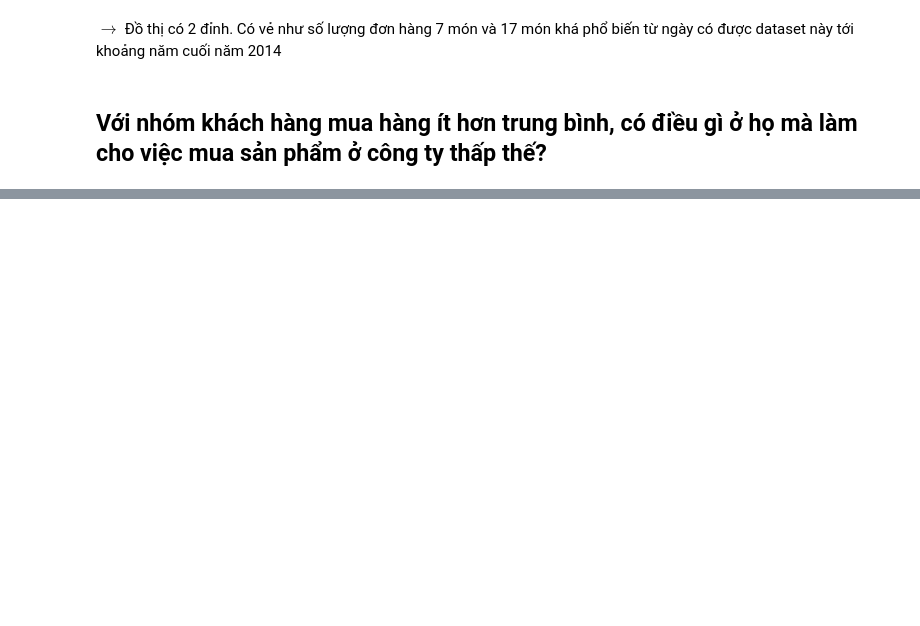
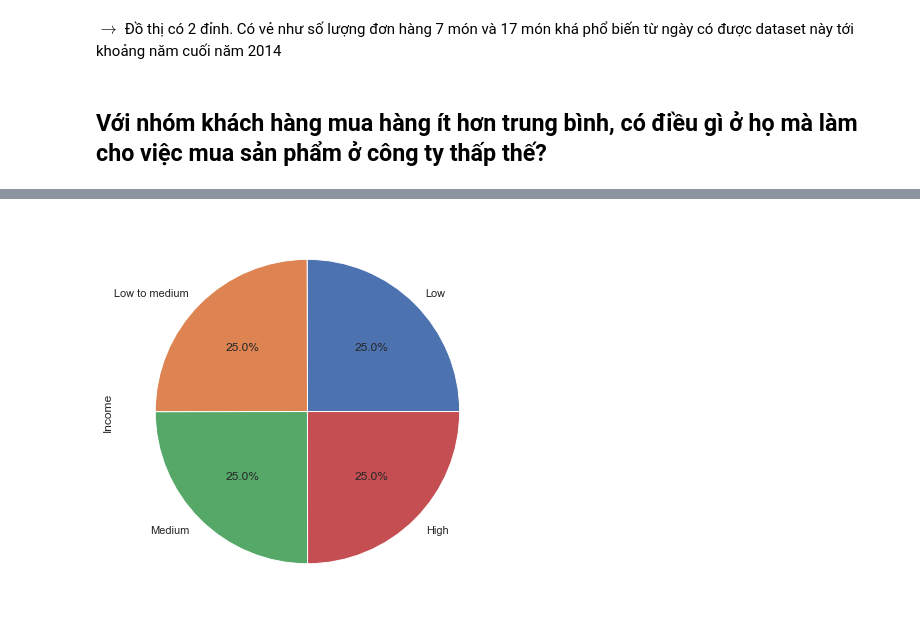
Before and after one commit to ngminhluong/CDS-EndTerm, a Jupyter notebook: Source/Main.ipynb, the cells around one changed output, grey strips where cells are left out. Saved outputs shown, nothing was run; the diff lists cells and outputs as text; code cells hidden in the pictures; blank space fills up the shorter version.

```diff
--- a/Source/Main.ipynb
+++ b/Source/Main.ipynb
@@ -785,0 +833,2 @@ range(0, 45)
+# %%
+df = pd.concat([df, mkt_df["Income"]], axis=1)
@@ -785,0 +846,8 @@ range(0, 45)
+# %%
+def rename_mnt(name:str):
+    if "Mnt" in name:
+        return name.replace("Mnt", "").replace("Products", "").replace("Prods", "")
+    else:
+        return name
+# %%
+df = df.rename(rename_mnt, axis=1)
@@ -785,0 +865,4 @@ range(0, 45)
+# %%
+income_group = ['Low', 'Low to medium', 'Medium', 'High']
+
+df["Income"] = pd.qcut(df["Income"], q=4, labels=income_group)
@@ -785,0 +893,4 @@ range(0, 45)
+# %%
+df["Income"].value_counts().plot.pie(figsize=(7, 7), autopct="%.1f%%");
+# %% [output]
+[figure, added]
```
Also changed, not shown: parts of 33 cells of this notebook.
